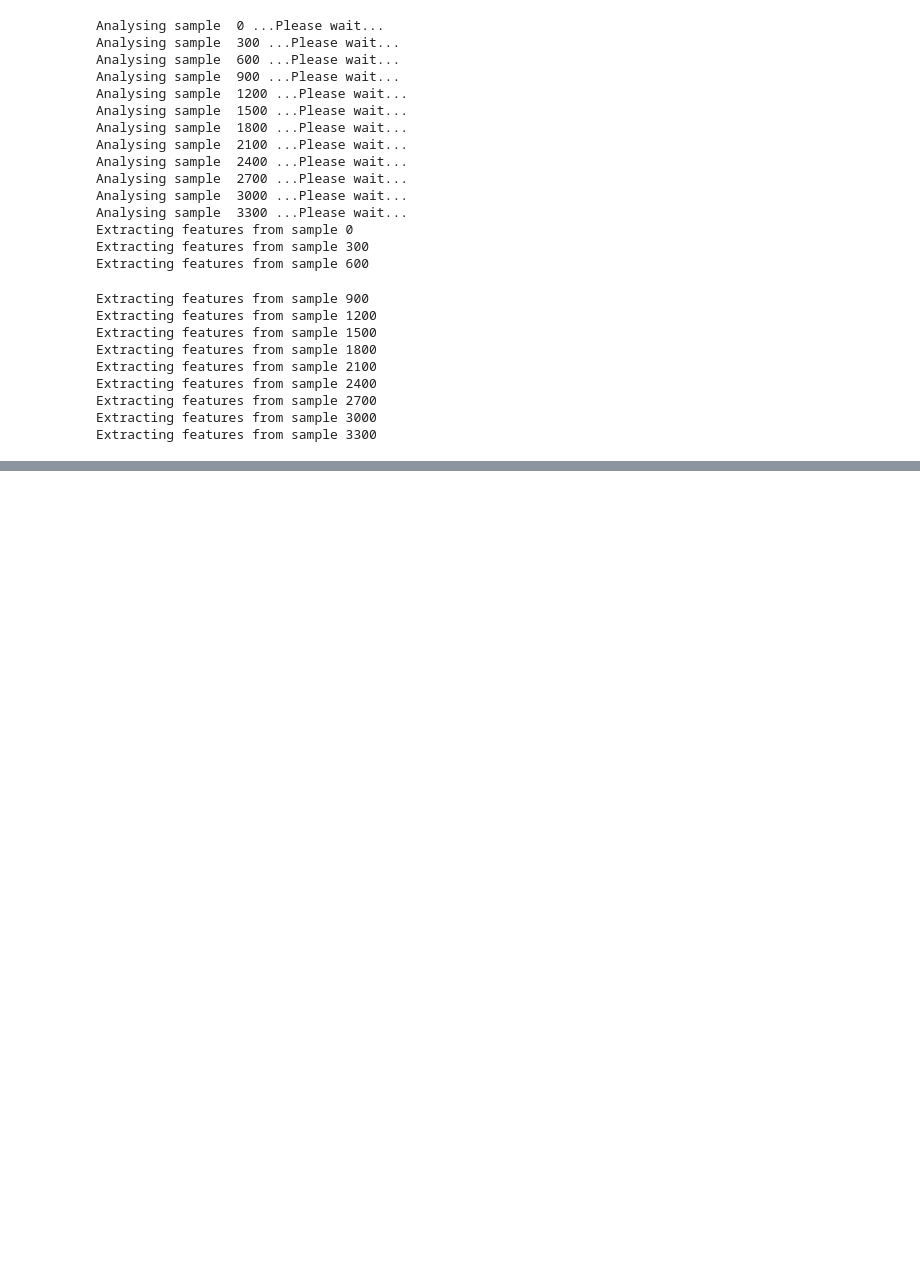
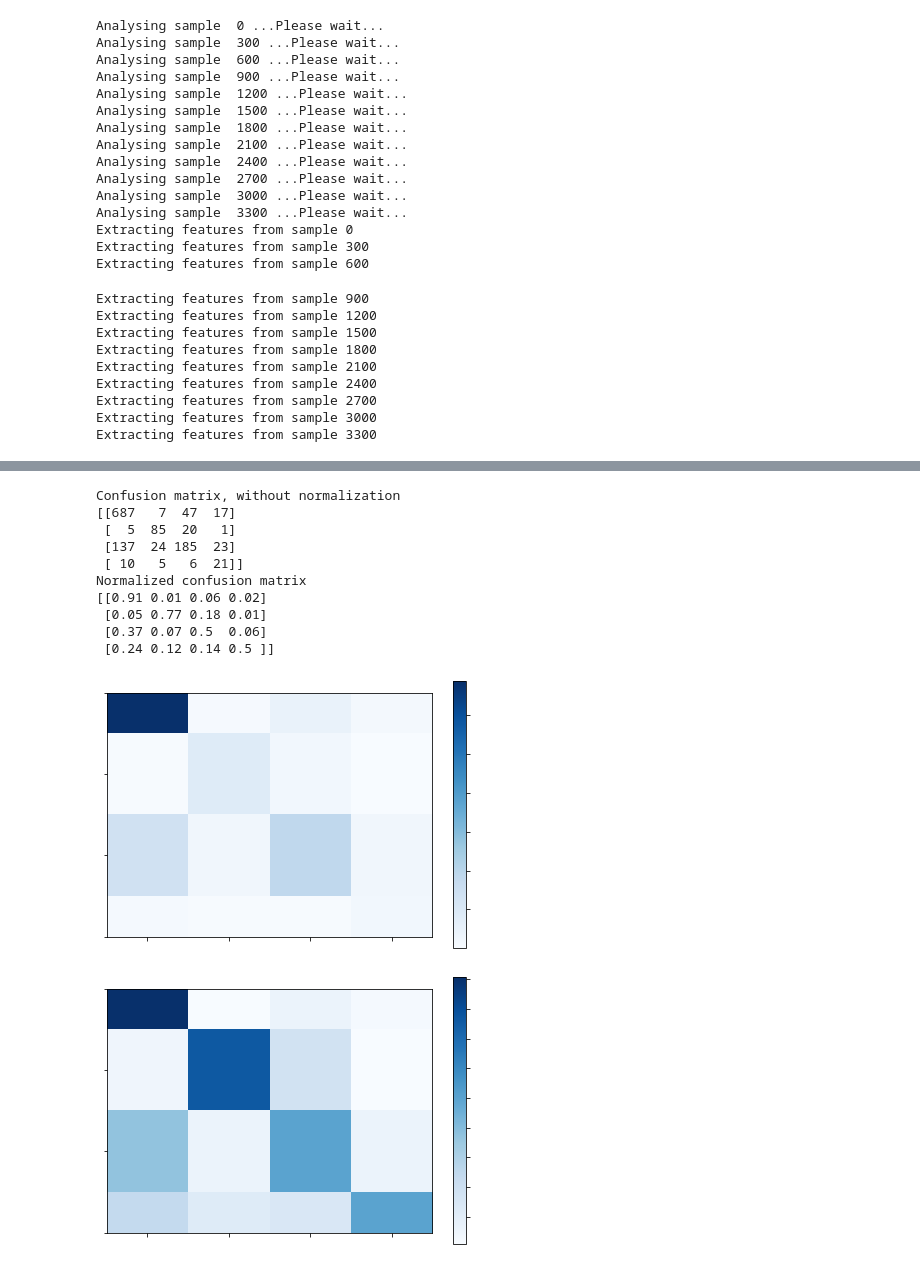
Before and after one commit to devpouya/AML, a Jupyter notebook: task.ipynb, the cells around one changed output, grey strips where cells are left out. Cells and saved outputs as stored; diff of their text form; code cells hidden in the pictures; blank space fills up the shorter version.

```diff
--- a/task.ipynb
+++ b/task.ipynb
@@ -898,0 +1089,3 @@ grid = GridSearchCV(classifier,  param_grid=tuned_parameters,  scoring=bmc_score
+# %%
+for i in range(num_splits):
+    print(count_instances(y_folds[i]))
@@ -898,0 +1222,17 @@ grid = GridSearchCV(classifier,  param_grid=tuned_parameters,  scoring=bmc_score
+# %%
+num_splits = 9
+x_folds, y_folds = make_balanced_sets(num_splits,X2,labels)
+y_preds = np.zeros((X_test.shape[0],num_splits))
+for i in range(num_splits):
+    grids[i].fit(x_folds[i],y_folds[i])
+    print("FOLD NUMBER: {} has val score:".format(i))
+    y_pred = grids[i].predict(X_test)
+    y_preds[:,i] = y_pred
+
+
+y_final_val = np.amax(y_preds,axis=1)
+
+
+sample = pd.read_csv("sample.csv", delimiter=',')
+sample['y'] = y_final_val
+sample.to_csv("voting_xgboost_featureSelection.csv", index = False)
@@ -898,0 +1249,42 @@ grid = GridSearchCV(classifier,  param_grid=tuned_parameters,  scoring=bmc_score
+# %%
+from sklearn.metrics import confusion_matrix
+from sklearn.utils.multiclass import unique_labels
+# y_val_pred = np.argmax(grid.predict(x_val), axis = 1)
+# y_train_pred = np.argmax(grid.predict(x_train), axis = 1)
+#y_val_pred = grid.predict(x_val)
+#y_train_pred = grid.predict(x_train)
+
+y_final_val = y_final_val.astype(int)
+y_val = y_val.astype(int)
+class_names = np.array([0,1])
+#class_names = int(class_names)
+# Plot non-normalized confusion matrix
+plot_confusion_matrix(y_val, y_final_val,
+                      title='Confusion matrix, without normalization')
+
+# Plot normalized confusion matrix
+plot_confusion_matrix(y_val, y_final_val, normalize=True,
+                      title='Normalized confusion matrix')
+
+#plot_confusion_matrix(y_train, y_train_pred, classes=class_names,
+#                      title='Confusion matrix, without normalization')
+
+# Plot normalized confusion matrix
+#plot_confusion_matrix(y_train, y_train_pred, classes=class_names, normalize=True,
+#                      title='Normalized confusion matrix')
+
+
+plt.show()
+# %% [output]
+Confusion matrix, without normalization
+[[687   7  47  17]
+ [  5  85  20   1]
+ [137  24 185  23]
+ [ 10   5   6  21]]
+Normalized confusion matrix
+[[0.91 0.01 0.06 0.02]
+ [0.05 0.77 0.18 0.01]
+ [0.37 0.07 0.5  0.06]
+ [0.24 0.12 0.14 0.5 ]]
+[figure, added]
+[figure, added]
```
Also changed, not shown: parts of 33 cells of this notebook.
